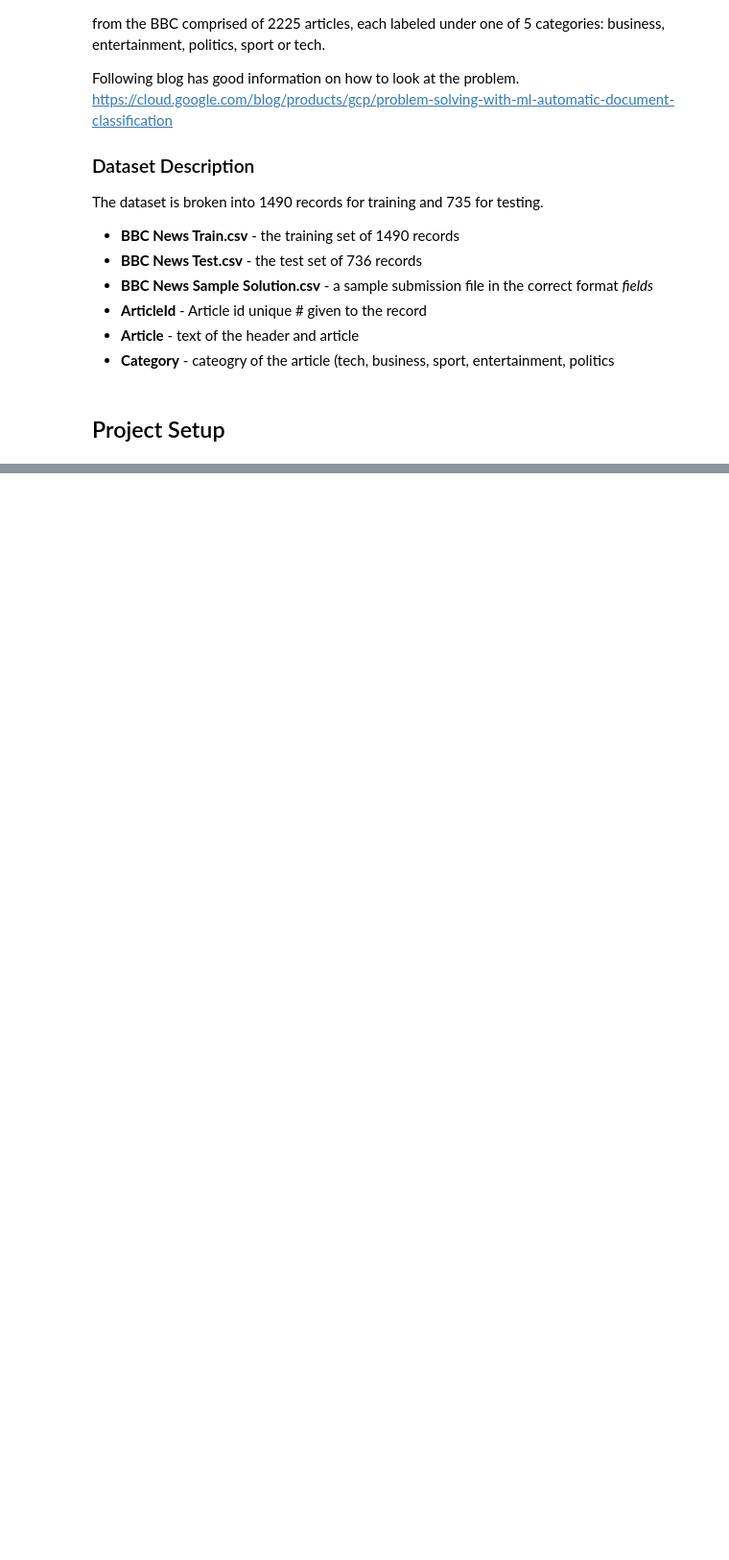
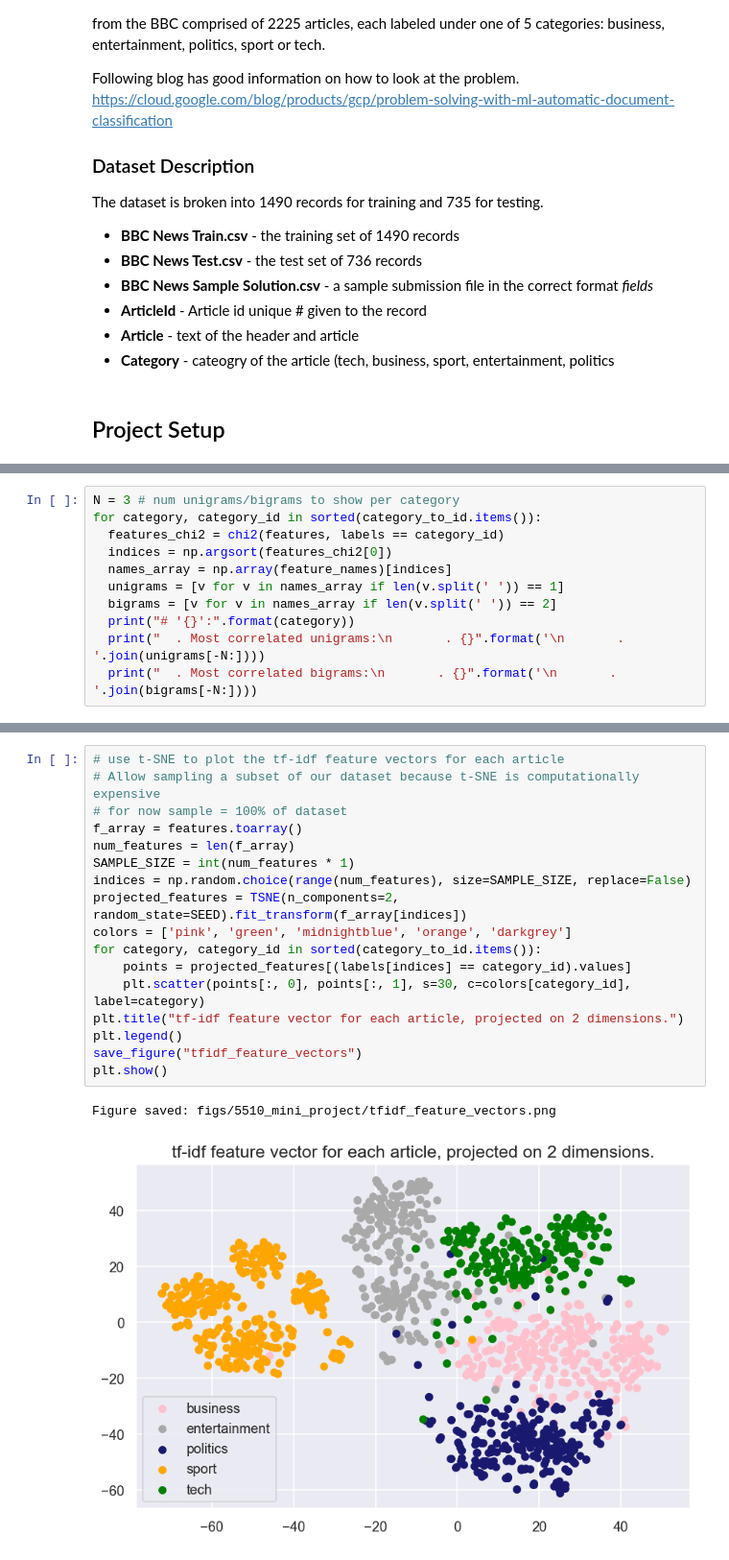
Before and after one commit to sean-coffey/ml-course-work, a Jupyter notebook: 5510_module4_mini_project.ipynb, the cells around one changed output, grey strips where cells are left out. Shown at 96% size. Saved outputs shown, nothing was run; the diff lists cells and outputs as text; blank space fills up the shorter version.

```diff
--- a/5510_module4_mini_project.ipynb
+++ b/5510_module4_mini_project.ipynb
@@ -148,0 +230,11 @@ train shape: (1490, 3), test shape: (735, 2)
+# %%
+N = 3 # num unigrams/bigrams to show per category
+for category, category_id in sorted(category_to_id.items()):
+  features_chi2 = chi2(features, labels == category_id)
+  indices = np.argsort(features_chi2[0])
+  names_array = np.array(feature_names)[indices]
+  unigrams = [v for v in names_array if len(v.split(' ')) == 1]
+  bigrams = [v for v in names_array if len(v.split(' ')) == 2]
+  print("# '{}':".format(category))
+  print("  . Most correlated unigrams:\n       . {}".format('\n       . '.join(unigrams[-N:])))
+  print("  . Most correlated bigrams:\n       . {}".format('\n       . '.join(bigrams[-N:])))
@@ -148,0 +259,20 @@ train shape: (1490, 3), test shape: (735, 2)
+# %%
+# use t-SNE to plot the tf-idf feature vectors for each article
+# Allow sampling a subset of our dataset because t-SNE is computationally expensive
+# for now sample = 100% of dataset
+f_array = features.toarray()
+num_features = len(f_array)
+SAMPLE_SIZE = int(num_features * 1)
+indices = np.random.choice(range(num_features), size=SAMPLE_SIZE, replace=False)
+projected_features = TSNE(n_components=2, random_state=SEED).fit_transform(f_array[indices])
+colors = ['pink', 'green', 'midnightblue', 'orange', 'darkgrey']
+for category, category_id in sorted(category_to_id.items()):
+    points = projected_features[(labels[indices] == category_id).values]
+    plt.scatter(points[:, 0], points[:, 1], s=30, c=colors[category_id], label=category)
+plt.title("tf-idf feature vector for each article, projected on 2 dimensions.")
+plt.legend()
+save_figure("tfidf_feature_vectors")
+plt.show()
+# %% [output]
+Figure saved: figs/5510_mini_project/tfidf_feature_vectors.png
+[figure, added]
```
Also changed, not shown: parts of 15 cells of this notebook, 2 other files.
